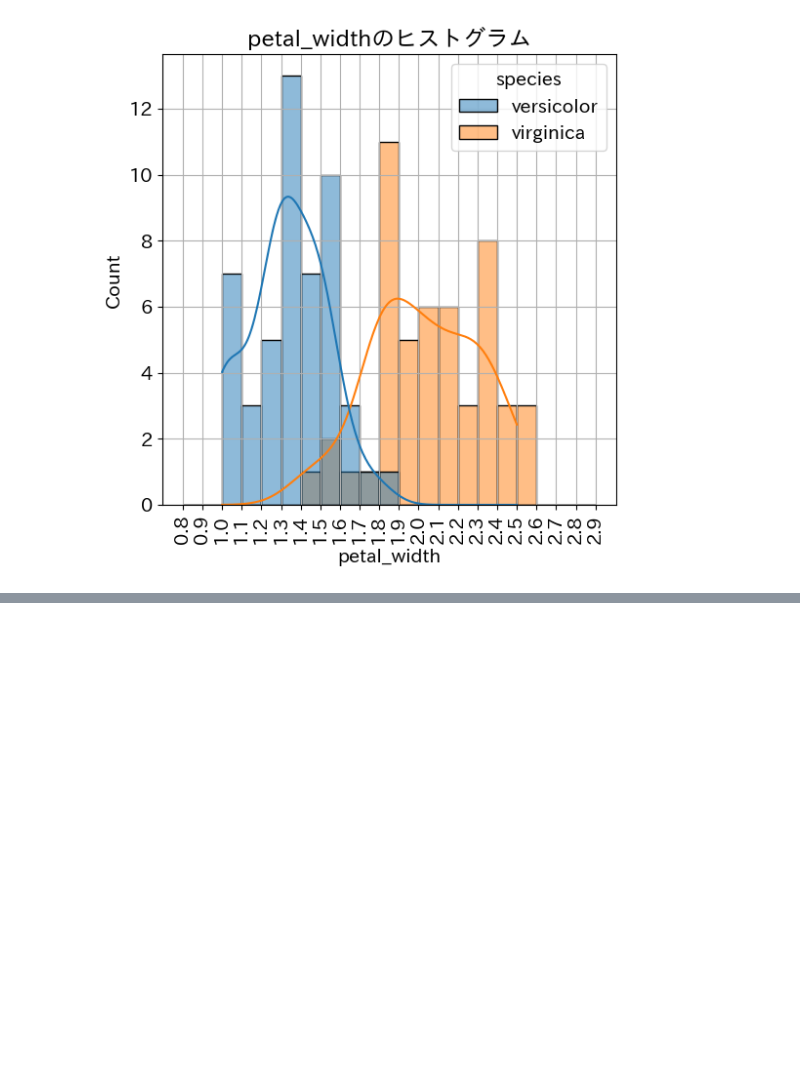
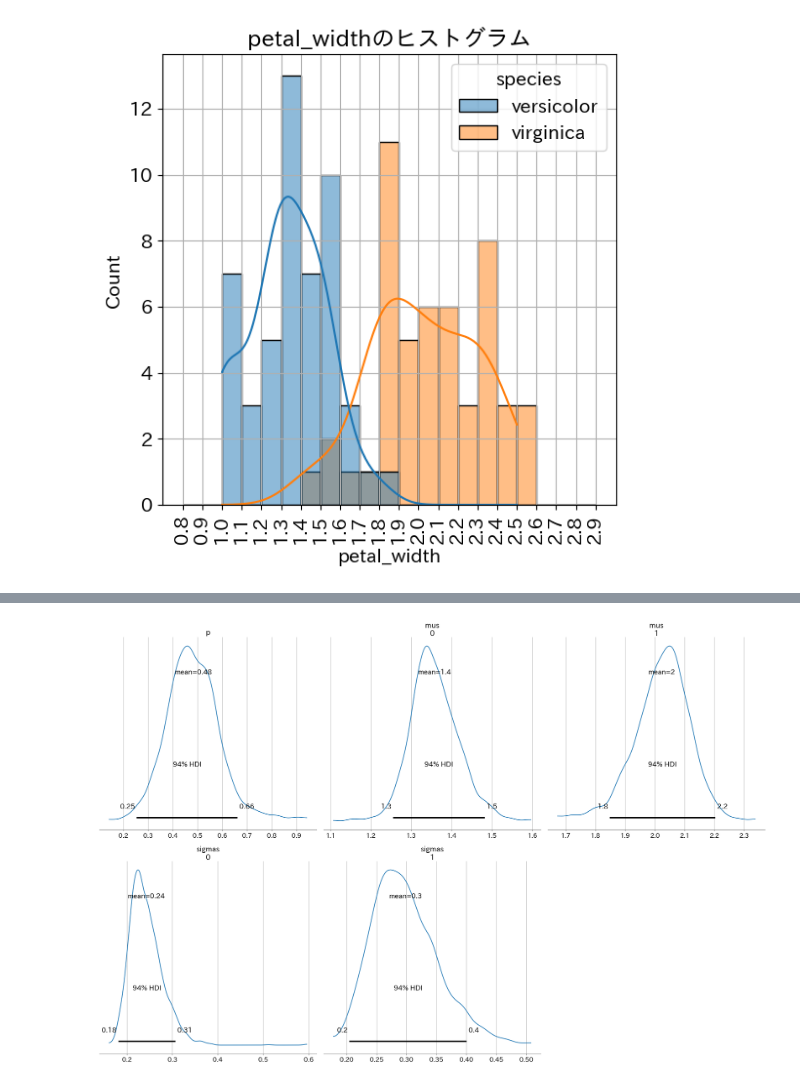
Before and after one commit to maton369/Bayesian_Inference_Practice, a Jupyter notebook: 5_4_潜在変数モデル.ipynb, the cells around one changed output, grey strips where cells are left out. Drawn from its saved outputs; the diff is of its cells as text; code cells hidden in the pictures; blank space fills up the shorter version.

```diff
--- a/5_4_潜在変数モデル.ipynb
+++ b/5_4_潜在変数モデル.ipynb
@@ -197,0 +215,6 @@ display(g)
+# %%
+plt.rcParams["figure.figsize"] = (6, 6)
+az.plot_posterior(idata1, var_names=["p", "mus", "sigmas"])
+plt.tight_layout()
+# %% [output]
+[figure, added]
```
Also changed, not shown: parts of 6 cells of this notebook.
